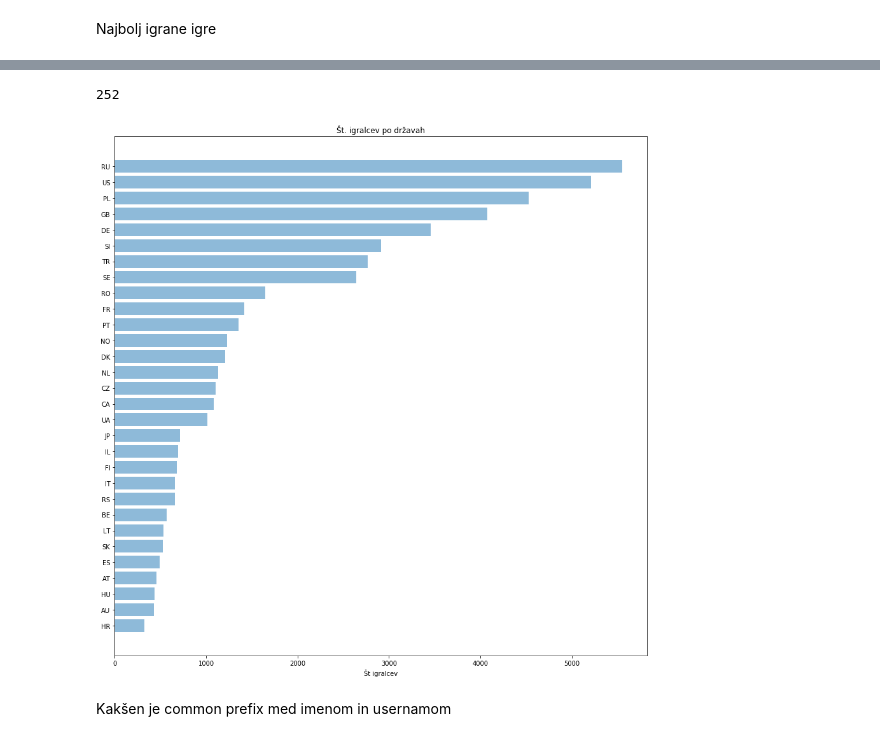
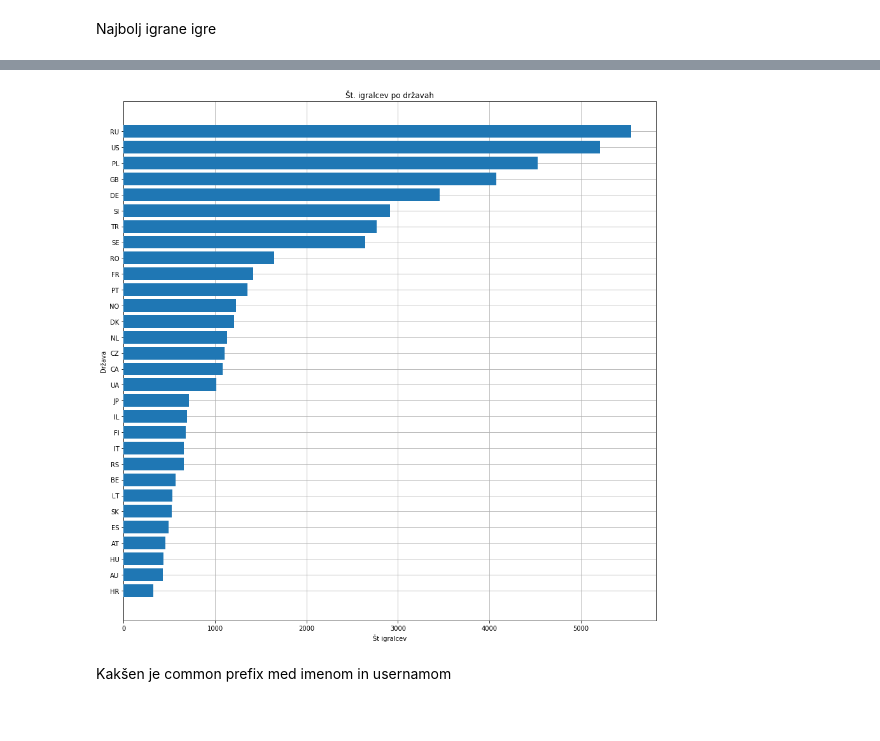
Before and after one commit to tstrus97/PR18TJA, a Jupyter notebook: Steam Project - masterTomaz.ipynb, the cells around one changed output, grey strips where cells are left out. Drawn from its saved outputs; the diff is of its cells as text; code cells hidden in the pictures.

```diff
--- a/Steam Project - masterTomaz.ipynb
+++ b/Steam Project - masterTomaz.ipynb
@@ -119,31 +126,32 @@ plotTopBoughtGames(TopBoughtGames[10:0:-1])
 # %%
 player_countries=dict()
 for pid in player_summaries:
     if('cntry' in player_summaries[pid]):
         if(player_summaries[pid]['cntry'] not in player_countries):
             player_countries[player_summaries[pid]['cntry']]=0
         player_countries[player_summaries[pid]['cntry']]+=1
 sortedPlayerCountries= sorted(player_countries.items(), key=lambda x: x[1], reverse=True)
 
 def plotCountries( player_countries):
     number=[]
     countries=[]
     for country,persons in player_countries:
         countries.append(country)
         number.append(persons)
     y_pos = np.arange(len(countries))
     plt.figure(figsize=(15,15))
-    plt.barh(countries,number, align='center', alpha=0.5)
+    plt.grid(zorder=0)
+    plt.barh(countries,number, align='center', zorder=5)
     #plt.yticks(y_pos, games)
     plt.xlabel("Št igralcev")
     plt.title('Št. igralcev po državah')
+    plt.ylabel("Država")
+    plt.savefig("assets/country.png",dpi=200)
     plt.show()
     return None
-print(len(sortedPlayerCountries))
 plotCountries(sortedPlayerCountries[30:0:-1])
 # %% [output]
-252
-[figure, old version]
+[figure, new version]
 # %% [markdown]
 Kakšen je common prefix med imenom in usernamom
 # %%
```
Also changed, not shown: parts of 6 cells of this notebook, 7 other files.
